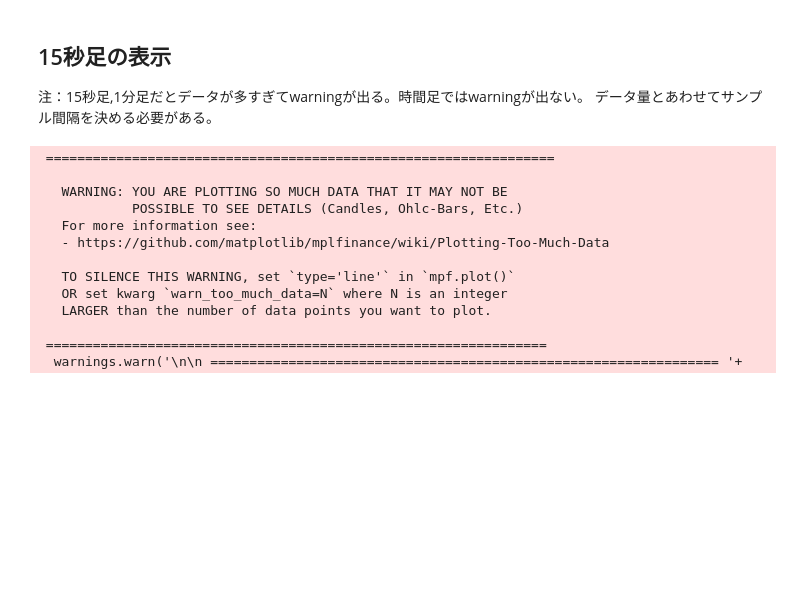
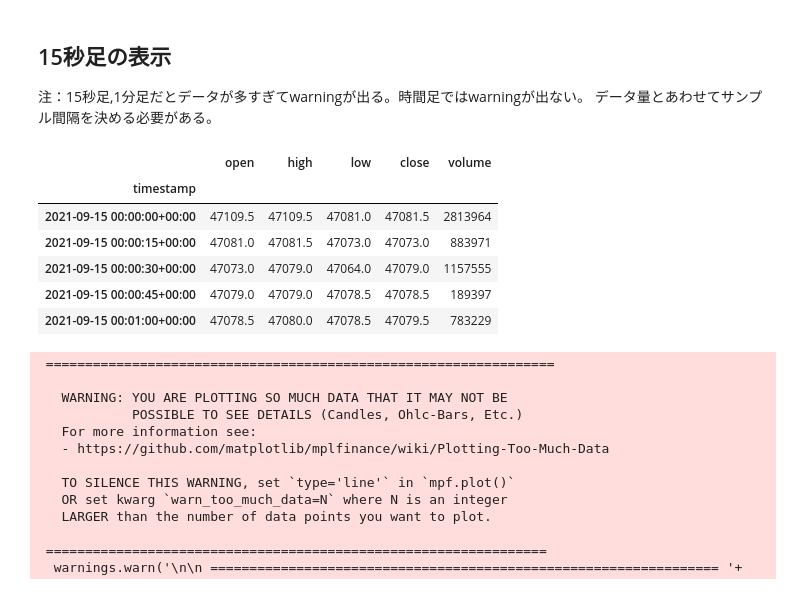
Before and after one commit to yasstake/bbanalyze, a Jupyter notebook: notebook/01_make_ohlc.ipynb, the cells around one changed output. Cells and saved outputs as stored; diff of their text form; code cells hidden in the pictures; blank space fills up the shorter version.

```diff
--- a/notebook/01_make_ohlc.ipynb
+++ b/notebook/01_make_ohlc.ipynb
@@ -77,4 +77,19 @@ df = df.append(get_bb_df(2021, 9, 17))
 
 注：15秒足,1分足だとデータが多すぎてwarningが出る。時間足ではwarningが出ない。
 データ量とあわせてサンプル間隔を決める必要がある。
+# %%
+import mplfinance as mpf
+
+# 15秒足作成
+ohlcv_df = resample_ohlcv(df, '15S')
+
+ohlcv_df.head()
+# %% [output]
+|  | open | high | low | close | volume |
+| timestamp |  |  |  |  |  |
+| 2021-09-15 00:00:00+00:00 | 47109.5 | 47109.5 | 47081.0 | 47081.5 | 2813964 |
+| 2021-09-15 00:00:15+00:00 | 47081.0 | 47081.5 | 47073.0 | 47073.0 | 883971 |
+| 2021-09-15 00:00:30+00:00 | 47073.0 | 47079.0 | 47064.0 | 47079.0 | 1157555 |
+| 2021-09-15 00:00:45+00:00 | 47079.0 | 47079.0 | 47078.5 | 47078.5 | 189397 |
+| 2021-09-15 00:01:00+00:00 | 47078.5 | 47080.0 | 47078.5 | 47079.5 | 783229 |
 # %%
```
Also changed, not shown: parts of 6 cells of this notebook.
